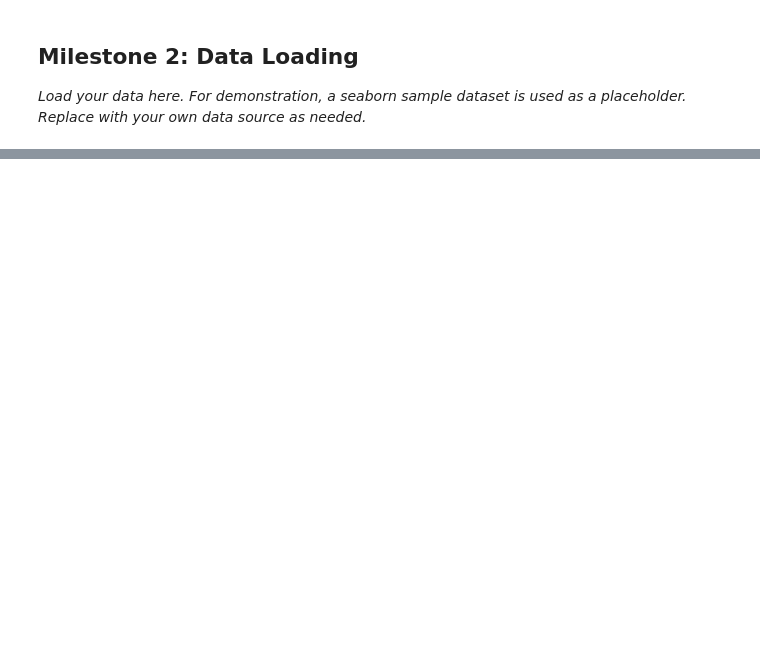
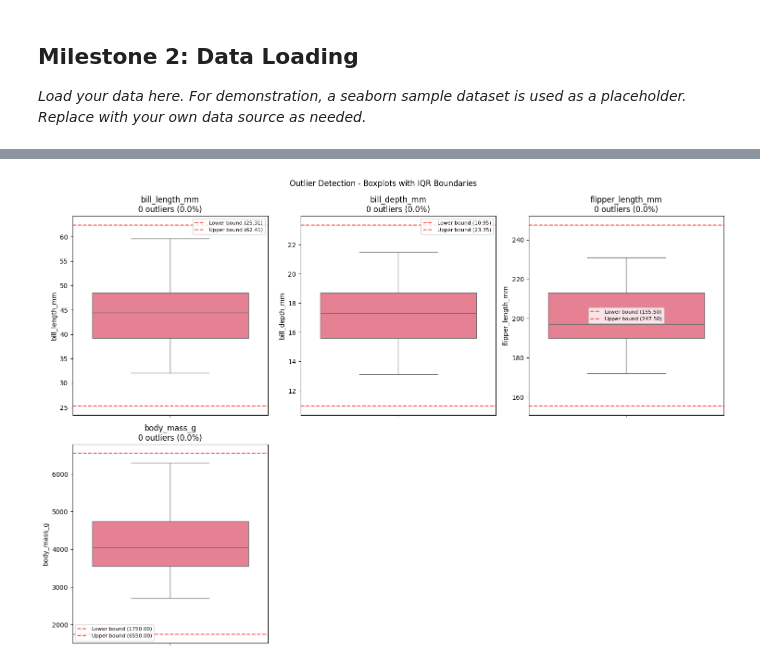
Before and after one commit to Julian-Elliott/codespaces-jupyter-python, a Jupyter notebook: notebooks/template.ipynb, the cells around one changed output, grey strips where cells are left out. Cells and saved outputs as stored; diff of their text form; code cells hidden in the pictures; blank space fills up the shorter version.

```diff
--- a/notebooks/template.ipynb
+++ b/notebooks/template.ipynb
@@ -124,0 +449,46 @@ raw_data_dictionary
+# %%
+# Visualize outliers with boxplots and boundary annotations
+if len(numeric_cols) > 0:
+    # Create subplots for boxplots to visualize outliers
+    n_cols = len(numeric_cols)
+    fig, axes = plt.subplots(nrows=(n_cols + 2) // 3, ncols=3, figsize=(15, 5 * ((n_cols + 2) // 3)))
+    axes = axes.flatten() if n_cols > 1 else [axes]
+
+    for i, col in enumerate(numeric_cols):
+        # Create boxplot
+        sns.boxplot(y=df[col], ax=axes[i])
+
+        # Get outlier boundaries from previously calculated summary
+        lower_bound = outlier_summary[col]['lower_bound']
+        upper_bound = outlier_summary[col]['upper_bound']
+        outlier_count = outlier_summary[col]['count']
+        outlier_pct = outlier_summary[col]['percentage']
+
+        # Add horizontal lines for outlier boundaries
+        axes[i].axhline(lower_bound, color='red', linestyle='--', alpha=0.7, label=f'Lower bound ({lower_bound:.2f})')
+        axes[i].axhline(upper_bound, color='red', linestyle='--', alpha=0.7, label=f'Upper bound ({upper_bound:.2f})')
+
+        axes[i].set_title(f'{col}\n{outlier_count} outliers ({outlier_pct}%)')
+        axes[i].set_ylabel(col)
+        axes[i].legend(fontsize=8)
+
+    # Hide empty subplots
+    for i in range(n_cols, len(axes)):
+        axes[i].set_visible(False)
+
+    plt.tight_layout()
+    plt.suptitle('Outlier Detection - Boxplots with IQR Boundaries', y=1.02)
+    plt.show()
+
+    # Optional: Uncomment to remove outliers
+    # print('\nTo remove outliers, uncomment the following:')
+    # print('# for col in numeric_cols:')
+    # print('#     Q1 = df[col].quantile(0.25)')
+    # print('#     Q3 = df[col].quantile(0.75)')
+    # print('#     IQR = Q3 - Q1')
+    # print('#     lower_bound = Q1 - 1.5 * IQR')
+    # print('#     upper_bound = Q3 + 1.5 * IQR')
+    # print('#     df = df[(df[col] >= lower_bound) & (df[col] <= upper_bound)]')
+    # print('# print(f"Shape after removing outliers: {df.shape}")')
+# %% [output]
+[figure, added]
```
Also changed, not shown: parts of 18 cells of this notebook.
